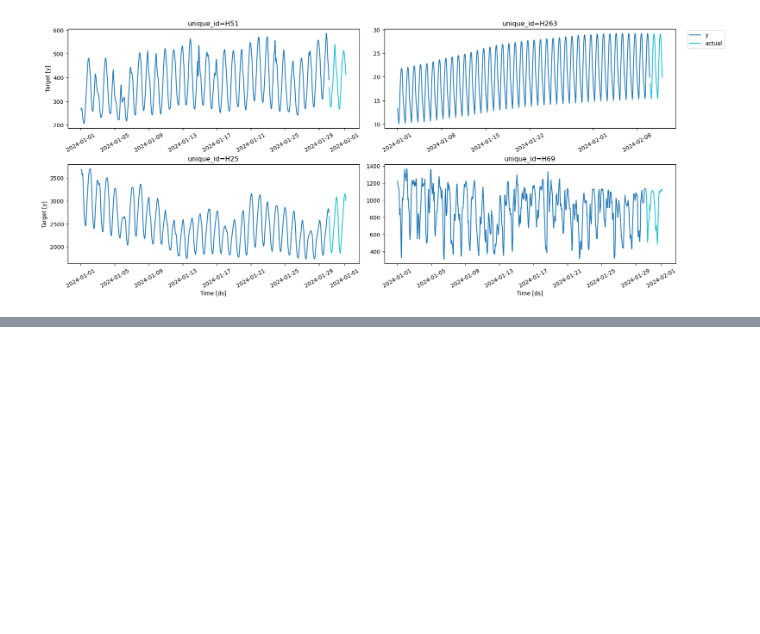
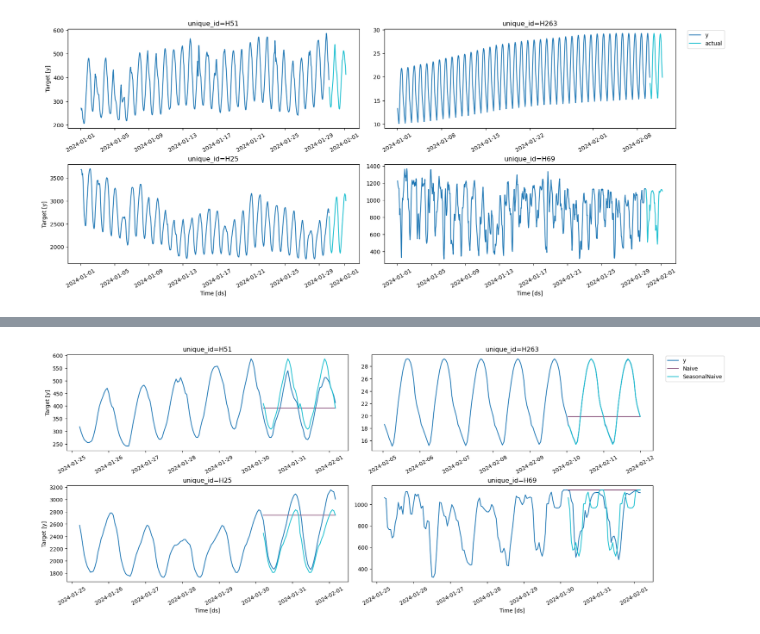
Before and after one commit to Yibei990826/pydata_2025_statsforecast, a Jupyter notebook: statsforecast_demo.ipynb, the cells around one changed output, grey strips where cells are left out. Cells and saved outputs as stored; diff of their text form; code cells hidden in the pictures; blank space fills up the shorter version.

```diff
--- a/statsforecast_demo.ipynb
+++ b/statsforecast_demo.ipynb
@@ -246,0 +37,18 @@ eval_df
+# %%
+# Use Naive and SeasonalNaive model as a baseline
+sf_base = StatsForecast(
+    models=[Naive(), SeasonalNaive(season_length=24)],
+    freq='H',
+    n_jobs=-1
+    )
+
+# Make baseline prediction
+fcst_base = sf_base.forecast(df = df_train, h = 48)
+
+# Evaluate with test dataset
+eval_base = df_test.merge(fcst_base, on = ['unique_id', 'ds'])
+# %%
+# Plotting the baseline result
+plot_series(df_train, eval_base, max_ids = 4, max_insample_length= 5*24)
+# %% [output]
+[figure, added]
```
Also changed, not shown: parts of 47 cells of this notebook.
